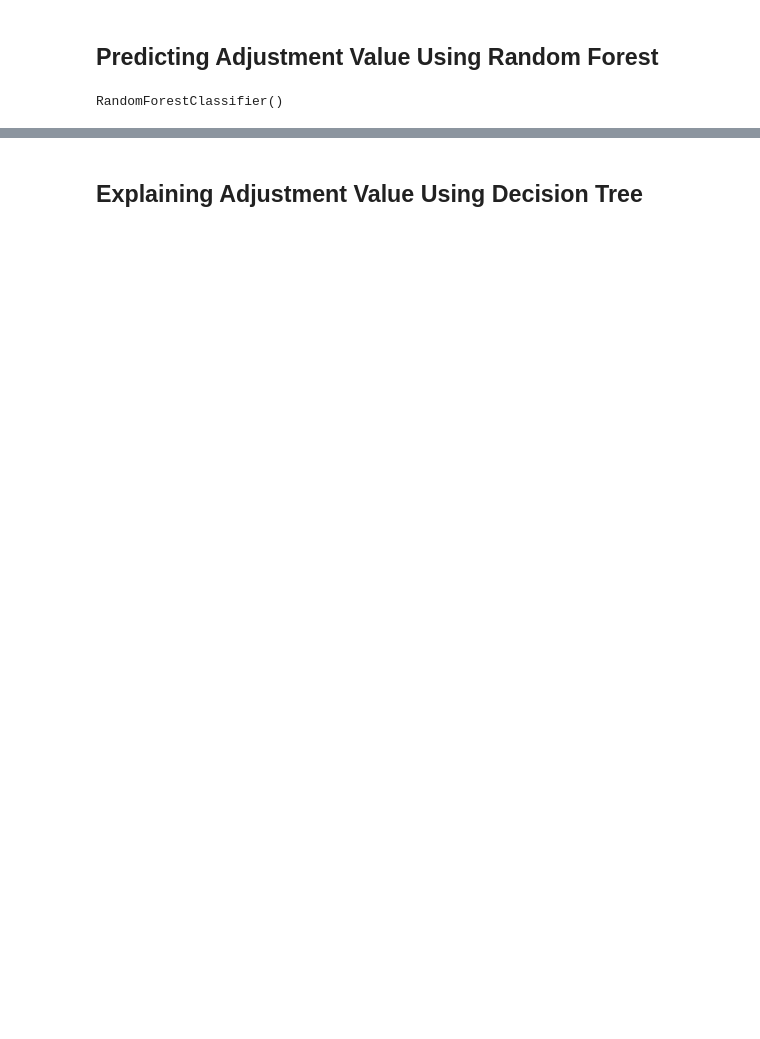
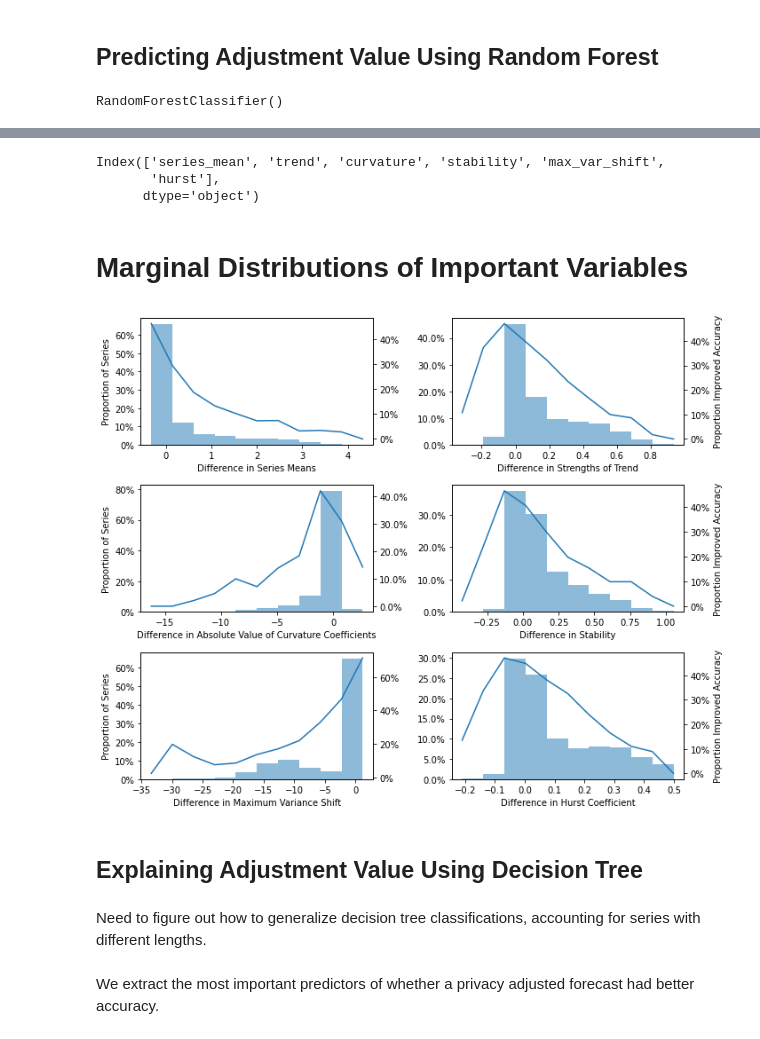
Before and after one commit to cdbale/Privacy-and-Forecasting-Empirical, a Jupyter notebook: Code/Analysis/Adjustment_Analysis.ipynb, the cells around one changed output, grey strips where cells are left out. Saved outputs shown, nothing was run; the diff lists cells and outputs as text; code cells hidden in the pictures; blank space fills up the shorter version.

```diff
--- a/Code/Analysis/Adjustment_Analysis.ipynb
+++ b/Code/Analysis/Adjustment_Analysis.ipynb
@@ -194,4 +439,56 @@ plt.show()
+# %%
+dt_features
+# %% [output]
+Index(['series_mean', 'trend', 'curvature', 'stability', 'max_var_shift',
+       'hurst'],
+      dtype='object')
+# %% [markdown]
+# Marginal Distributions of Important Variables
+# %%
+def marginal_plot(ax1, feature, x_axis_label, y_axis_label_left, y_axis_label_right):
+
+    h1 = np.histogram(feature, bins=10)
+
+    bin_ids = np.digitize(feature, h1[1])
+
+    y_line = pd.concat([pd.Series(bin_ids), y], axis=1).groupby(0).mean()
+
+    # fig1, ax1 = plt.subplots(1, 1)
+    ax2 = ax1.twinx()
+    ax3 = ax2.twiny()
+
+    ax1.hist(feature, alpha=0.5, align='mid', weights=np.ones(len(feature)) / len(feature))
+
+    # ax.plot(y_line)
+    ax1.set_xlabel(x_axis_label)
+    ax1.set_ylabel(y_axis_label_left)
+    ax1.yaxis.set_major_formatter(PercentFormatter(1))
+
+    ax3.plot(y_line)
+    ax3.set_xlabel('')
+    # note this needs to be ax2 due to subtle overlay issues....
+    ax2.set_ylabel(y_axis_label_right)
+    ax2.yaxis.set_major_formatter(PercentFormatter(1))
+
+    ax3.axes.get_xaxis().set_ticks([])
+
+    # plt.draw()
+# %%
+fig, ax = plt.subplots(3, 2, figsize=(10,8))
+marginal_plot(ax[0,0], X.series_mean, "Difference in Series Means", "Proportion of Series", "")
+marginal_plot(ax[0,1], X.trend, "Difference in Strengths of Trend", "", "Proportion Improved Accuracy")
+marginal_plot(ax[1,0], X.curvature, "Difference in Absolute Value of Curvature Coefficients", "Proportion of Series", "")
+marginal_plot(ax[1,1], X.stability, "Difference in Stability", "", "Proportion Improved Accuracy")
+marginal_plot(ax[2,0], X.max_var_shift, "Difference in Maximum Variance Shift", "Proportion of Series", "")
+marginal_plot(ax[2,1], X.hurst, "Difference in Hurst Coefficient", "", "Proportion Improved Accuracy")
+plt.tight_layout()
+# %% [output]
+[figure, added]
 # %% [markdown]
 ## Explaining Adjustment Value Using Decision Tree
+# %% [markdown]
+Need to figure out how to generalize decision tree classifications, accounting for series with different lengths.
+# %% [markdown]
+We extract the most important predictors of whether a privacy adjusted forecast had better accuracy.
 # %%
 DT = DecisionTreeClassifier(max_depth=3)
```
Also changed, not shown: parts of 176 cells of this notebook, 18 other files.
